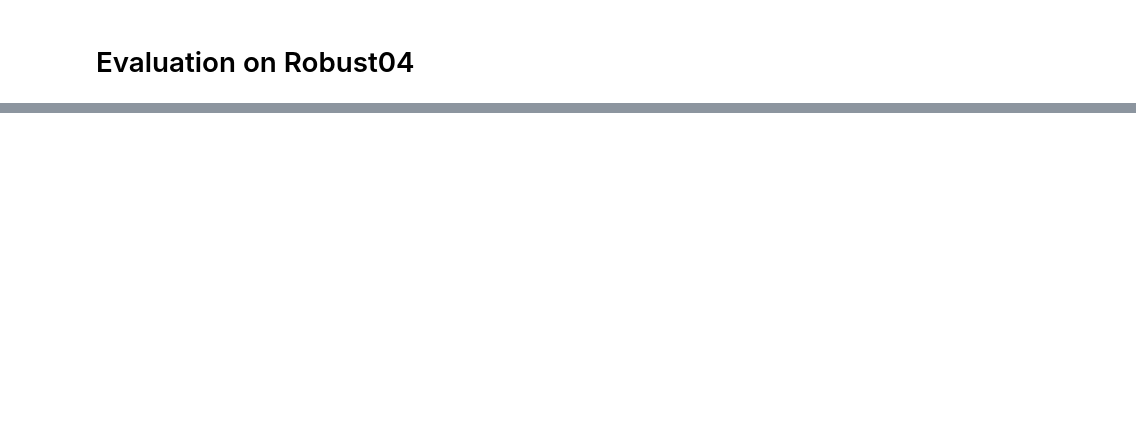
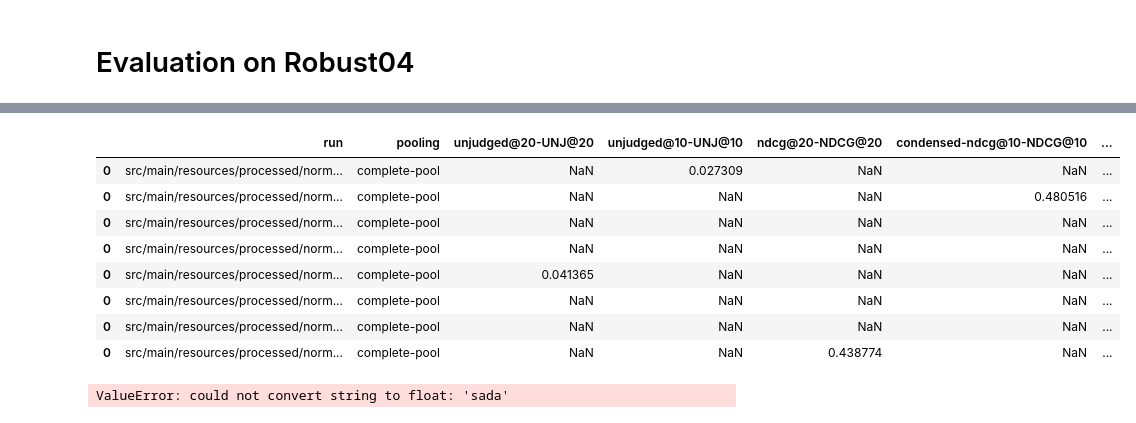
Before and after one commit to webis-de/ECIR-23, a Jupyter notebook: src/main/ipynb/evaluate-robust04.ipynb, the cells around one changed output, grey strips where cells are left out. Saved outputs shown, nothing was run; the diff lists cells and outputs as text; code cells hidden in the pictures; blank space fills up the shorter version.

```diff
--- a/src/main/ipynb/evaluate-robust04.ipynb
+++ b/src/main/ipynb/evaluate-robust04.ipynb
@@ -77,0 +167,16 @@ dict(df.iloc[0])
+# %%
+df_tmp[df_tmp['pooling'] == 'complete-pool']
+# %% [output]
+|  | run | pooling | unjudged@20-UNJ@20 | unjudged@10-UNJ@10 | ndcg@20-NDCG@20 | condensed-ndcg@10-NDCG@10 | ... |
+| 0 | src/main/resources/processed/norm... | complete-pool | NaN | 0.027309 | NaN | NaN | ... |
+| 0 | src/main/resources/processed/norm... | complete-pool | NaN | NaN | NaN | 0.480516 | ... |
+| 0 | src/main/resources/processed/norm... | complete-pool | NaN | NaN | NaN | NaN | ... |
+| 0 | src/main/resources/processed/norm... | complete-pool | NaN | NaN | NaN | NaN | ... |
+| 0 | src/main/resources/processed/norm... | complete-pool | 0.041365 | NaN | NaN | NaN | ... |
+| 0 | src/main/resources/processed/norm... | complete-pool | NaN | NaN | NaN | NaN | ... |
+| 0 | src/main/resources/processed/norm... | complete-pool | NaN | NaN | NaN | NaN | ... |
+| 0 | src/main/resources/processed/norm... | complete-pool | NaN | NaN | 0.438774 | NaN | ... |
+# %%
+df
+# %% [output]
+ValueError: could not convert string to float: 'sada'
```
Also changed, not shown: parts of 5 cells of this notebook.
